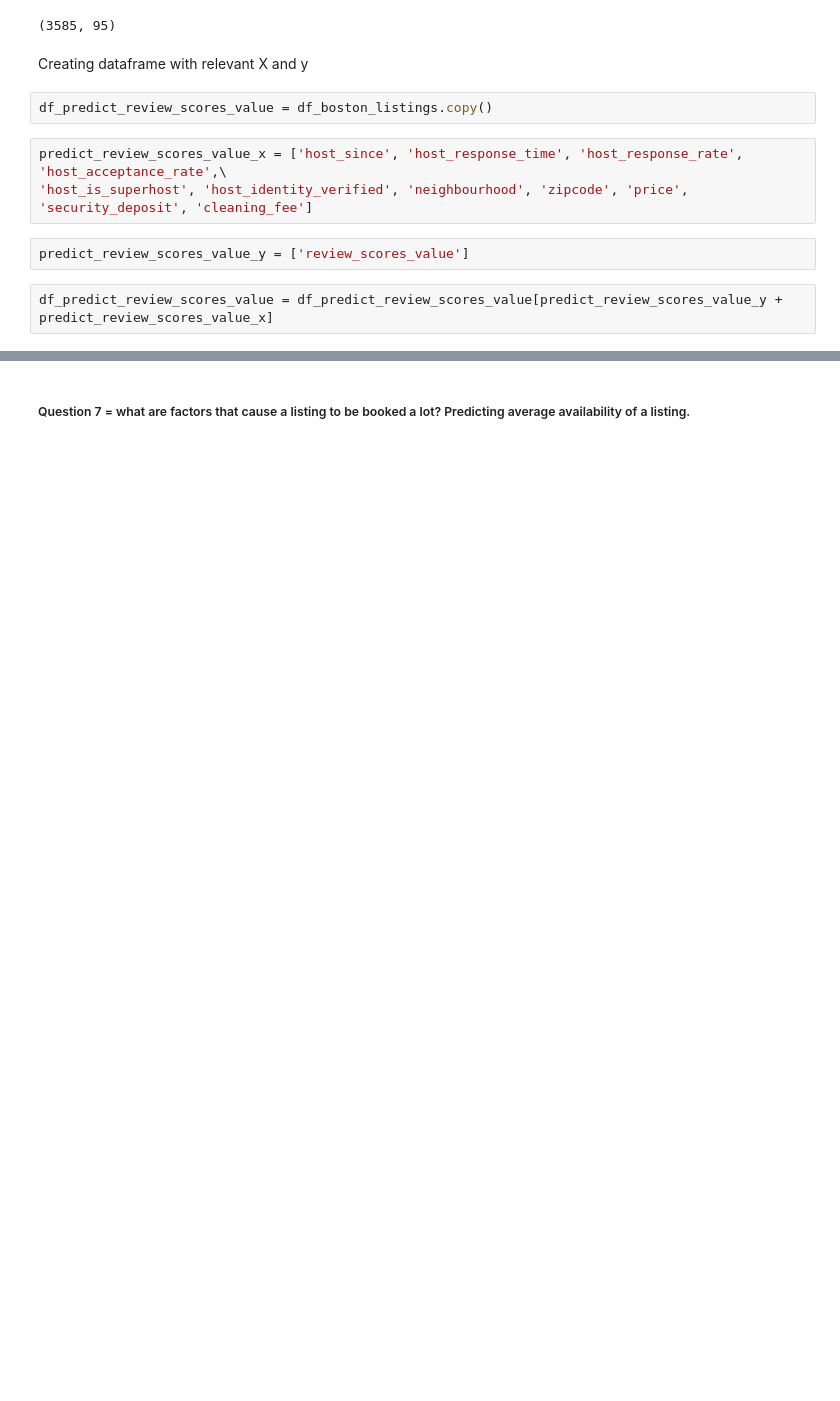
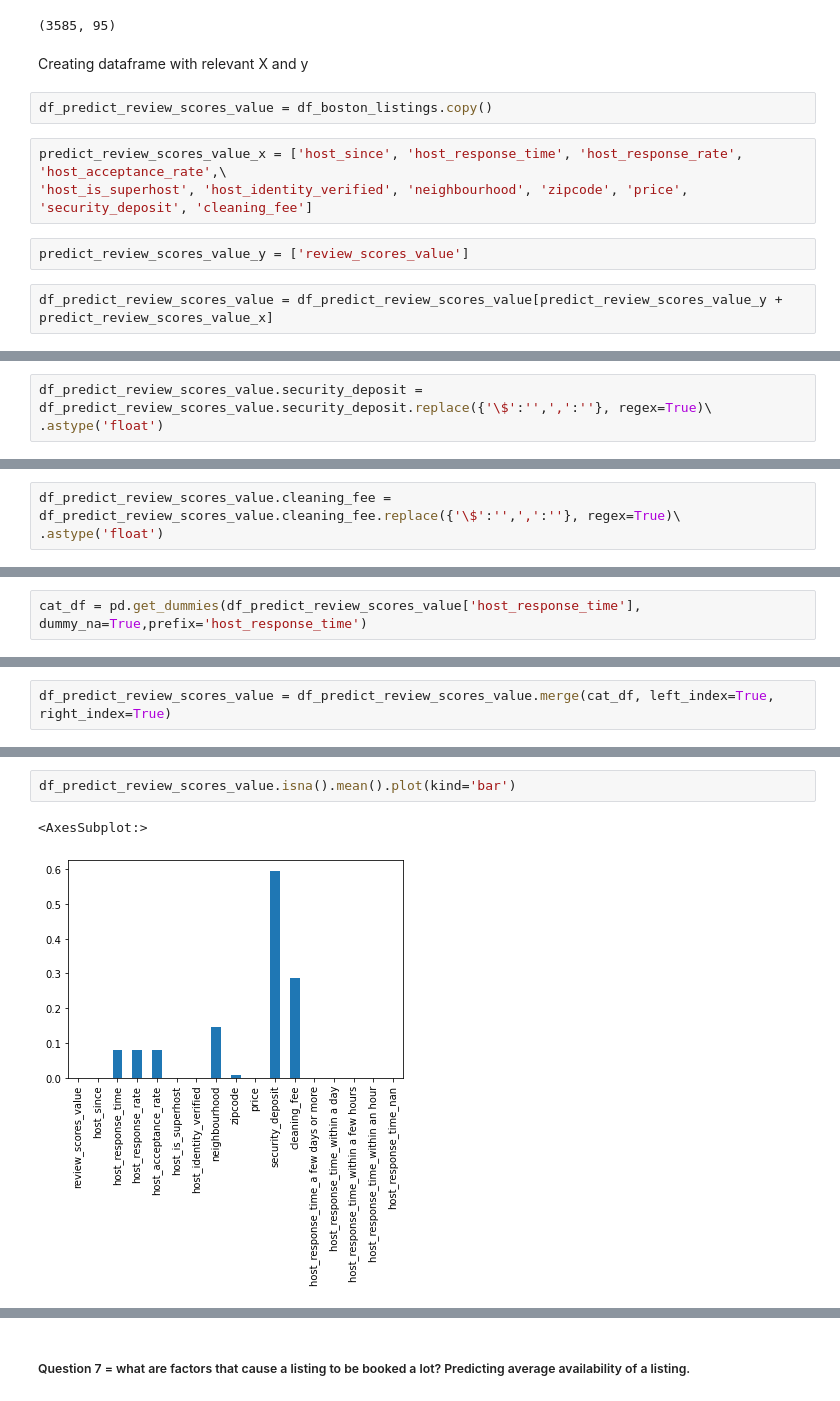
Before and after one commit to sdaphtardar/airbnb_dataset_analysis, a Jupyter notebook: AirBnB_Data_Analysis.ipynb, the cells around one changed output, grey strips where cells are left out. Drawn from its saved outputs; the diff is of its cells as text; blank space fills up the shorter version.

```diff
--- a/AirBnB_Data_Analysis.ipynb
+++ b/AirBnB_Data_Analysis.ipynb
@@ -1104,0 +1556,3 @@ df_predict_review_scores_value.sample(3)
+# %%
+df_predict_review_scores_value.security_deposit = df_predict_review_scores_value.security_deposit.replace({'\$':'',',':''}, regex=True)\
+.astype('float')
@@ -1104,0 +1573,3 @@ df_predict_review_scores_value.sample(3)
+# %%
+df_predict_review_scores_value.cleaning_fee = df_predict_review_scores_value.cleaning_fee.replace({'\$':'',',':''}, regex=True)\
+.astype('float')
@@ -1104,0 +1615,2 @@ df_predict_review_scores_value.sample(3)
+# %%
+cat_df = pd.get_dummies(df_predict_review_scores_value['host_response_time'], dummy_na=True,prefix='host_response_time')
@@ -1104,0 +1636,2 @@ df_predict_review_scores_value.sample(3)
+# %%
+df_predict_review_scores_value = df_predict_review_scores_value.merge(cat_df, left_index=True, right_index=True)
@@ -1104,0 +1686,5 @@ df_predict_review_scores_value.sample(3)
+# %%
+df_predict_review_scores_value.isna().mean().plot(kind='bar')
+# %% [output]
+<AxesSubplot:>
+[figure, added]
```
Also changed, not shown: parts of 175 cells of this notebook.
